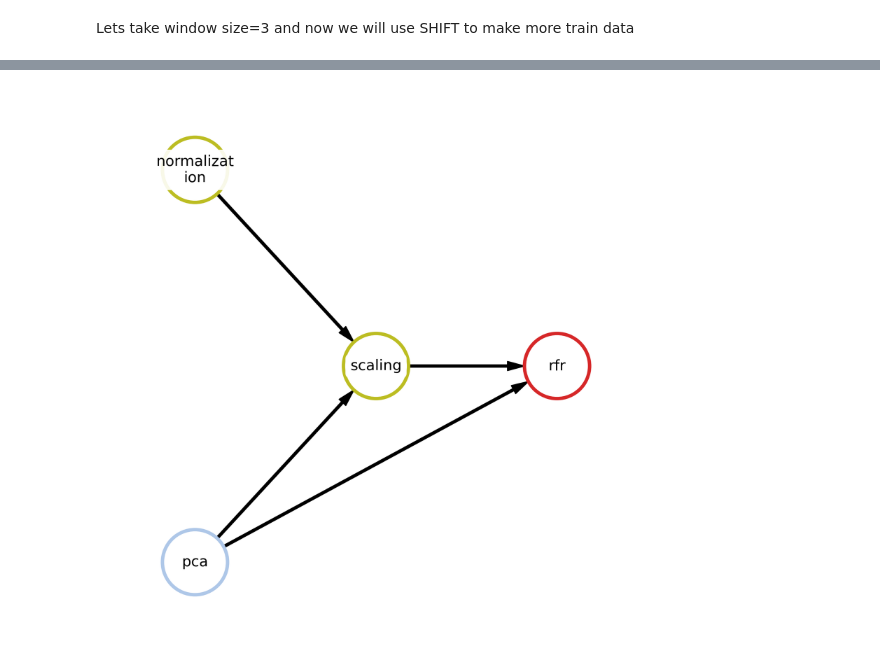
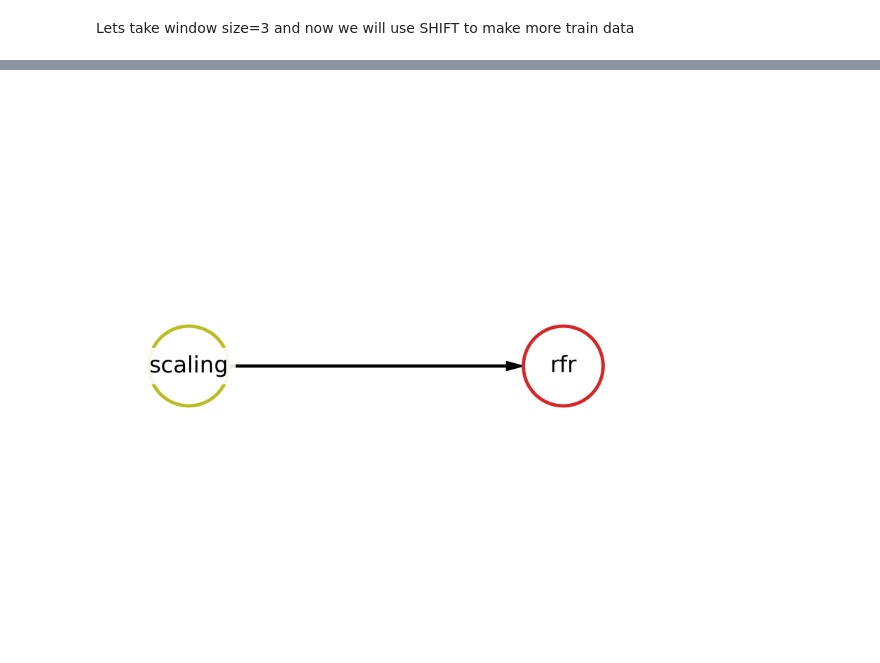
Before and after one commit to geniusserg/CovidPredict, a Jupyter notebook: fedot.ipynb, the cells around one changed output, grey strips where cells are left out. Cells and saved outputs as stored; diff of their text form; code cells hidden in the pictures.

Commit message:
Fix for fedot notebook

```diff
--- a/fedot.ipynb
+++ b/fedot.ipynb
@@ -70,8 +62,11 @@ Lets take window size=3 and now we will use SHIFT to make more train data
 from sklearn.experimental import enable_iterative_imputer
 from sklearn.impute import IterativeImputer
 from sklearn.linear_model import LinearRegression
+dinam_fact_df = df.iloc[:,29:42]
+dinam_fact_df = dinam_fact_df.sort_values(["case", "t_point"])
 imp = IterativeImputer(estimator=LinearRegression(),
-                       missing_values=np.nan, max_iter=10, imputation_order='roman', random_state=0)
+                       missing_values=np.nan, max_iter=50, imputation_order='roman')
 df_imputed = imp.fit_transform(dinam_fact_df)
-df_imputed
+dinam_fact_df = pd.DataFrame(data=df_imputed, columns = dinam_fact_df.columns, index=dinam_fact_df.index)
+dinam_fact_df
 # %% [output]
@@ -102,11 +87,13 @@ dinam_fact_df["АСТ_dinam_fact"]
 # %%
-def split_windows(df, window=3):
+def split_features_targets(df, window=3):
     X, y = [], []
     for i in df.index.levels[0]:
         len_ts = dinam_fact_df.groupby(["case"]).size()[i]
         if len_ts < window+1:
             continue
-        X.append(df.loc[(i, 0): (i, window-1)].to_numpy().reshape(39))
-        y.append(df.loc[(i, window)]["Температура_dinam_fact"])
+        X.append(df.loc[(i, 0): (i, window-1)].to_numpy().reshape(window*13))
+        y.append(df.loc[(i, window)].to_numpy())
     return np.array(X), np.array(y)
-X, y = split_windows(dinam_fact_df)
+
+X, y = split_features_targets(dinam_fact_df)
+X, X_test, y, y_test = train_test_split(X, y, test_size=0.1)
@@ -141,5 +100,5 @@ array([36.5, 36.6, 36.5, 36.8,  nan, 36.5, 36.5, 36.4,  nan, 36.4, 36.6,
 # %%
-model = Fedot(problem='regression', timeout=10, n_jobs=-1)
+model = Fedot(problem='regression', timeout=1, n_jobs=-1)
 obtained_pipeline = model.fit(features=X, target=y)
 obtained_pipeline.show()
 # %% [output]
@@ -155 +115 @@ obtained_pipeline.show()
-[figure, old version]
+[figure, new version]
```
Also changed, not shown: parts of 19 cells of this notebook, 6 other files.
